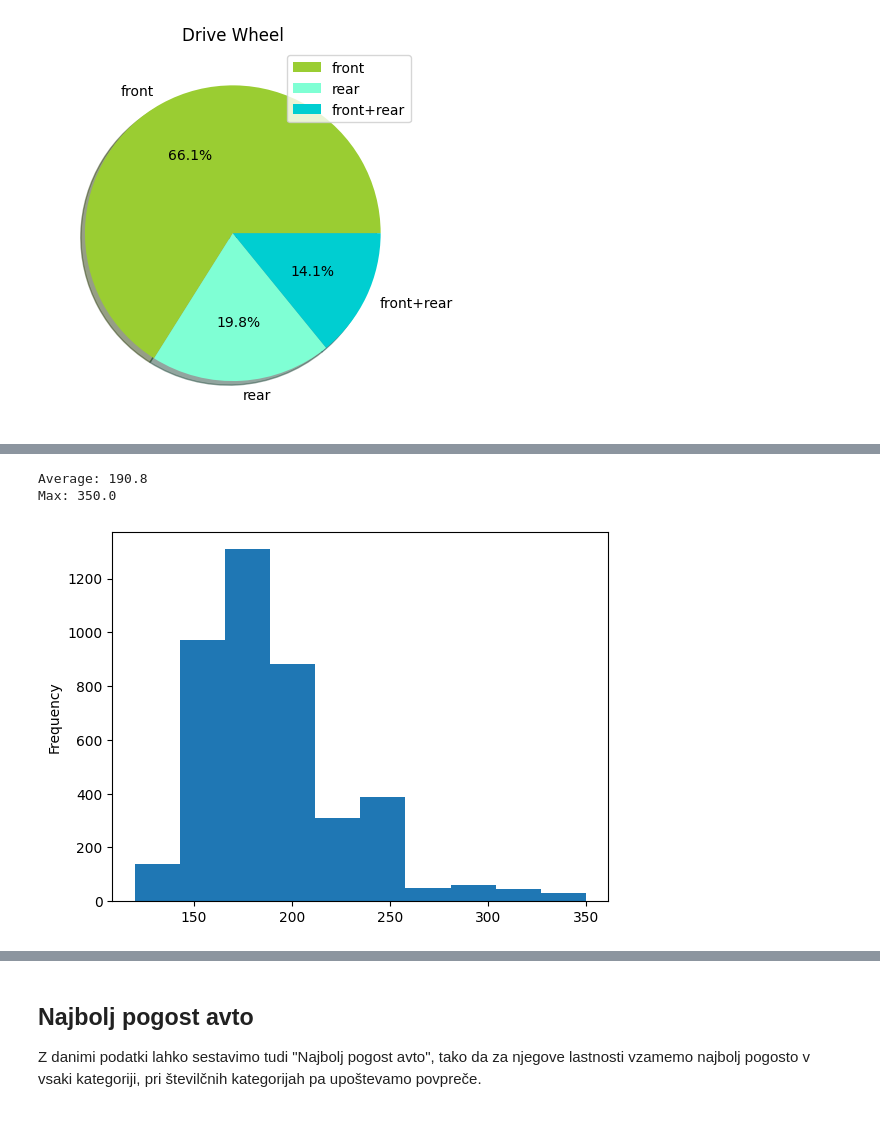
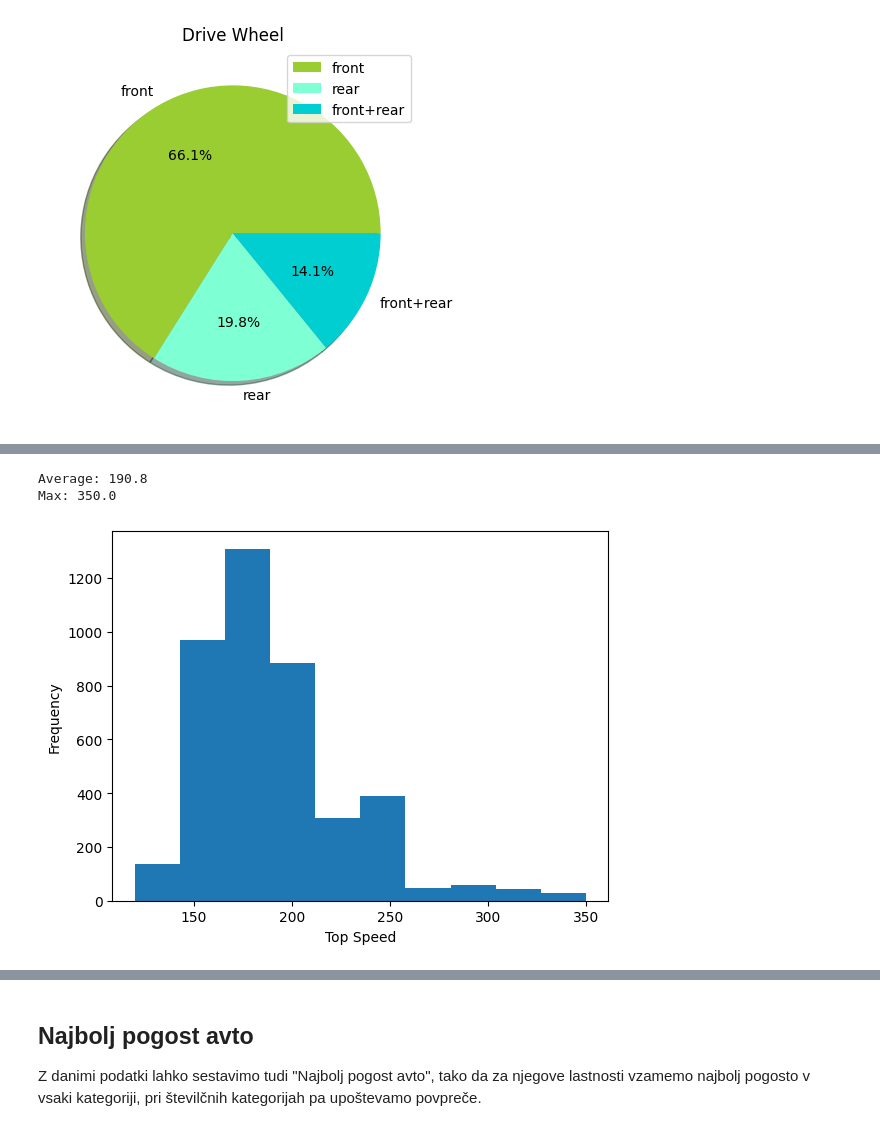
Before and after one commit to urbancluka/UVP-Projektna-naloga, a Jupyter notebook: analiza.ipynb, the cells around one changed output, grey strips where cells are left out. Cells and saved outputs as stored; diff of their text form; code cells hidden in the pictures.

```diff
--- a/analiza.ipynb
+++ b/analiza.ipynb
@@ -221,11 +221,11 @@ Max: 1300.0
 # %%
 hitrost = podatki_o_avtih["Top Speed"]
-hitrost.plot.hist()
+hitrost.plot.hist(xlabel="Top Speed")
 print(f"Average: {round(podatki_o_avtih["Top Speed"].mean(), 2)}")
 print(f"Max: {podatki_o_avtih["Top Speed"].max()}")
 # %% [output]
 Average: 190.8
 Max: 350.0
-[figure, old version]
+[figure, new version]
 # %%
 pospesek = podatki_o_avtih["Acceleration to 100km/h"]
```
Also changed, not shown: parts of 9 cells of this notebook.
